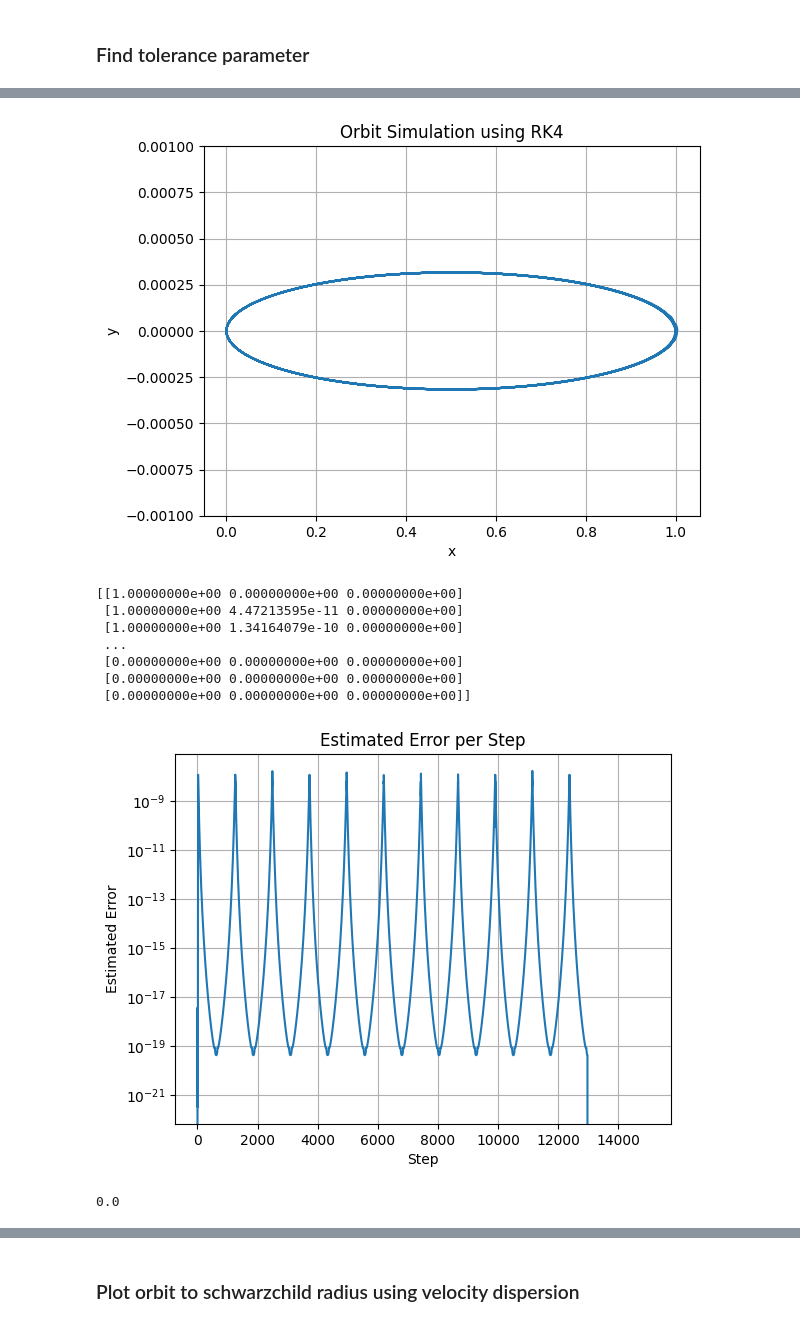
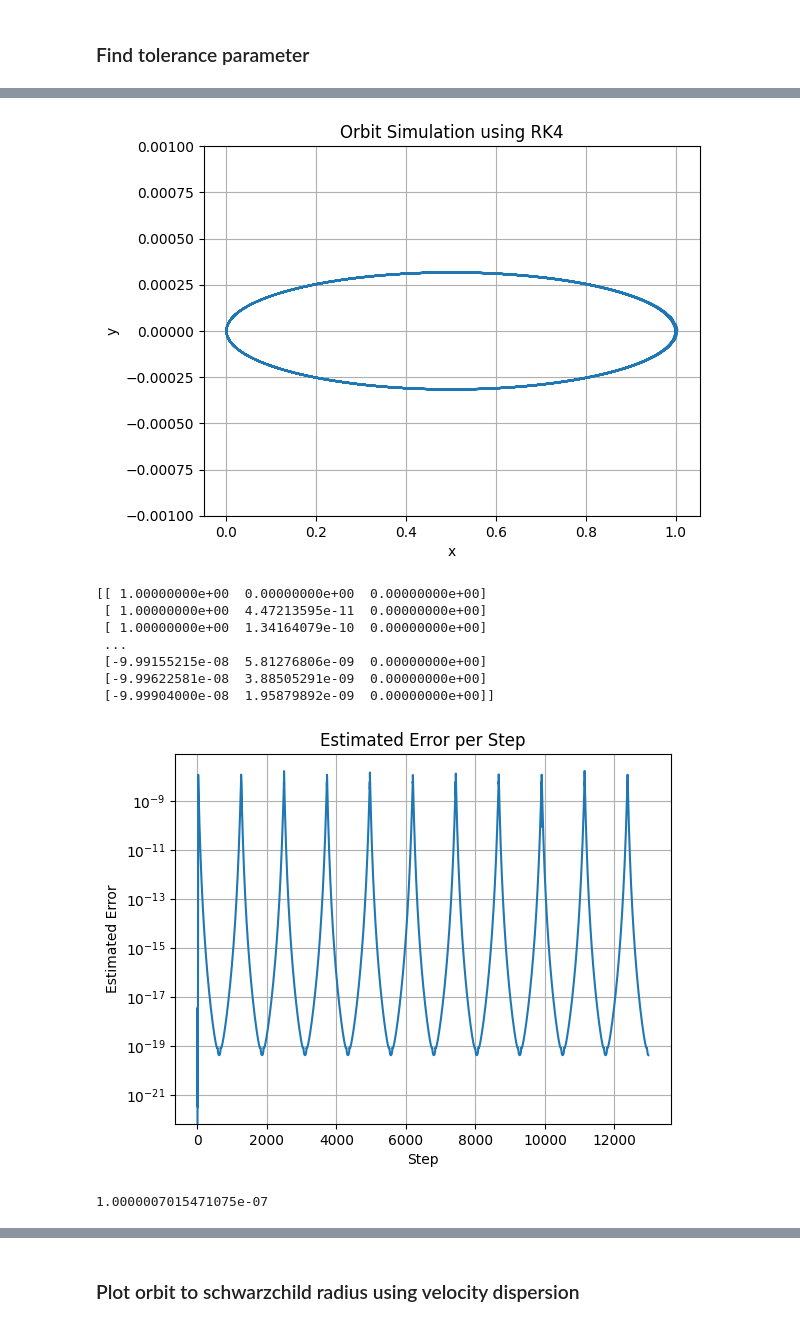
Before and after one commit to ndh3286-dev/CompPhys_HW, a Jupyter notebook: HW4/2.ipynb, the cells around one changed output, grey strips where cells are left out. Saved outputs shown, nothing was run; the diff lists cells and outputs as text; code cells hidden in the pictures.

```diff
--- a/HW4/2.ipynb
+++ b/HW4/2.ipynb
@@ -38,6 +38,7 @@ def simulate_orbit(r0, v0, dt, tf, tol=1e-7, alpha_dispersion=0, A=1, B=1):
     energy = np.zeros(num_steps//2)
     r[0] = r0
     v[0] = v0
+    energy[0] = 0.5 * np.linalg.norm(v0)**2 - 1/(4 * np.linalg.norm(r0))
     t = 0
     i = 1
     while i < num_steps//2:
@@ -61,7 +62,7 @@ def simulate_orbit(r0, v0, dt, tf, tol=1e-7, alpha_dispersion=0, A=1, B=1):
         dt = min(dt * rho**(1/4), 2 * dt)
         if np.linalg.norm(r1) <  1e-7:
             break
-    return r, v, err, energy, t
+    return r[:i,:], v[:i,:], err[:i], energy[:i], t
 
 r, v, err, energy, dt = simulate_orbit(np.array([1, 0, 0]), np.array([0, v_0, 0]), 1e-7, 3e-3, alpha_dispersion=0)
 print("Timme too  schwarrz:", dt)
@@ -87,38 +88,38 @@ plt.show()
 
 print(min([np.linalg.norm(r[i,:]) for i in range(r.shape[0])]))
 
 plt.plot(abs(energy))
 plt.yscale('log')
 plt.xlabel('Step')
 plt.ylabel('Total Energy')
 plt.title('Total Energy over Time')
 plt.grid()
 plt.show()
 # %% [output]
 Step 10, dt=2.56e-05, Error Estimate=3.333333333333333e-22
 Step 20, dt=0.0262144, Error Estimate=5.78141719324102e-13
 Step 30, dt=0.04287727662298124, Error Estimate=4.180628520254776e-09
 Step 40, dt=0.011501474249141663, Error Estimate=1.121379110738648e-09
 Step 50, dt=0.003345352458992086, Error Estimate=3.2724062440595295e-10
 Step 60, dt=0.001067942632376079, Error Estimate=1.0481268183863187e-10
 Step 70, dt=0.00037187526894870676, Error Estimate=3.6599954306727264e-11
 Step 80, dt=0.00013987874594487853, Error Estimate=1.379829791461134e-11
 Step 90, dt=5.629837925989276e-05, Error Estimate=5.563809832353518e-12
 Step 100, dt=2.404496903520068e-05, Error Estimate=2.3798791761801384e-12
 Step 110, dt=1.0821103999928912e-05, Error Estimate=1.0723601782390099e-12
 Step 120, dt=5.100947038782391e-06, Error Estimate=5.060197075757827e-13
 ... (1282 lines left out)
 Step 12950, dt=5.292324578183956e-13, Error Estimate=5.2901353131881993e-20
 Step 12960, dt=4.637814991648092e-13, Error Estimate=4.6373134254041274e-20
 Step 12970, dt=4.3551010435918345e-13, Error Estimate=4.355026838917432e-20
 Timme too  schwarrz: 46.77378994025264
 [figure]
-[[1.00000000e+00 0.00000000e+00 0.00000000e+00]
- [1.00000000e+00 4.47213595e-11 0.00000000e+00]
- [1.00000000e+00 1.34164079e-10 0.00000000e+00]
+[[ 1.00000000e+00  0.00000000e+00  0.00000000e+00]
+ [ 1.00000000e+00  4.47213595e-11  0.00000000e+00]
+ [ 1.00000000e+00  1.34164079e-10  0.00000000e+00]
  ...
- [0.00000000e+00 0.00000000e+00 0.00000000e+00]
- [0.00000000e+00 0.00000000e+00 0.00000000e+00]
- [0.00000000e+00 0.00000000e+00 0.00000000e+00]]
+ [-9.99155215e-08  5.81276806e-09  0.00000000e+00]
+ [-9.99622581e-08  3.88505291e-09  0.00000000e+00]
+ [-9.99904000e-08  1.95879892e-09  0.00000000e+00]]
-[figure, old version]
+[figure, new version]
-0.0
+1.0000007015471075e-07
```
Also changed, not shown: parts of 6 cells of this notebook, 1 other file.
